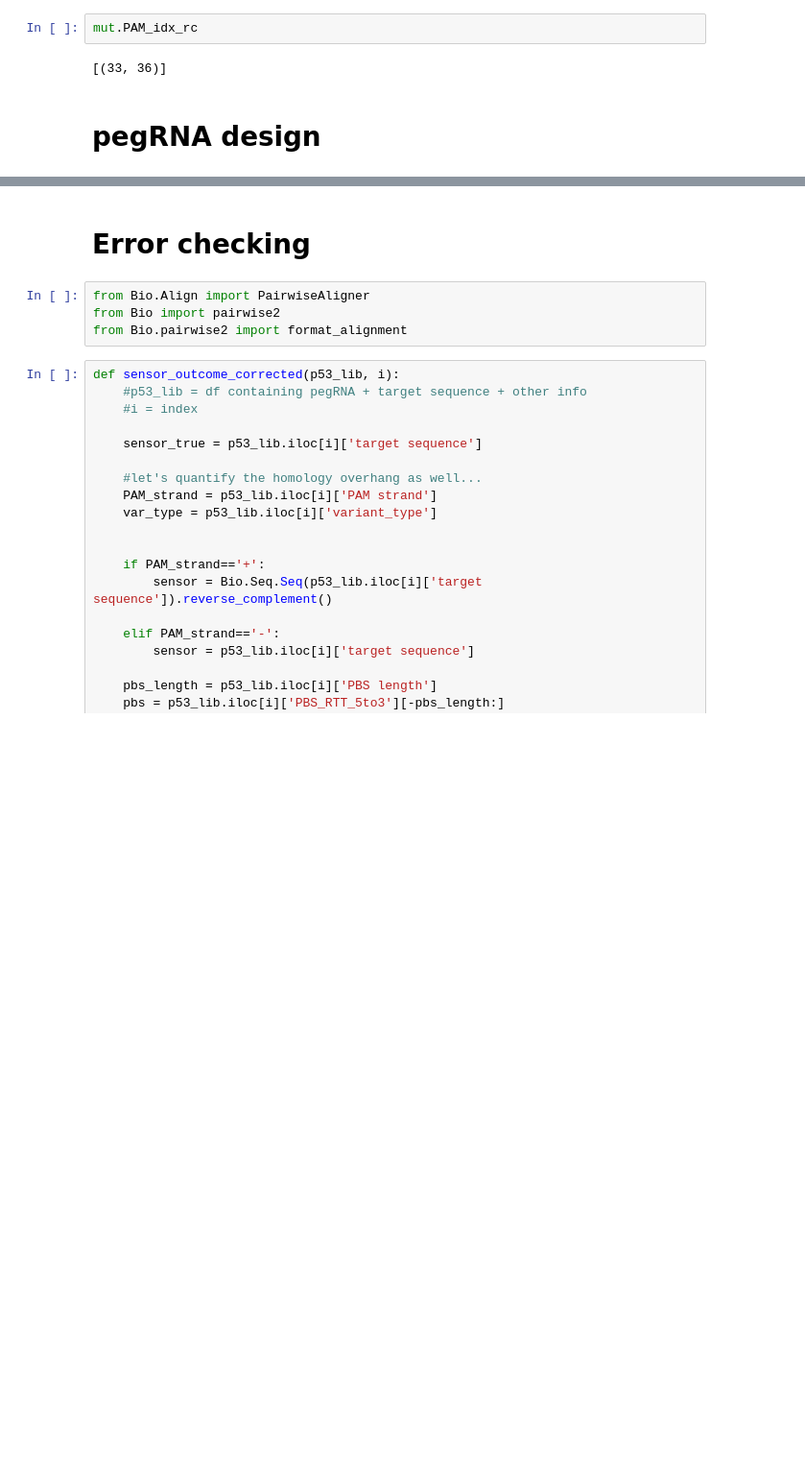
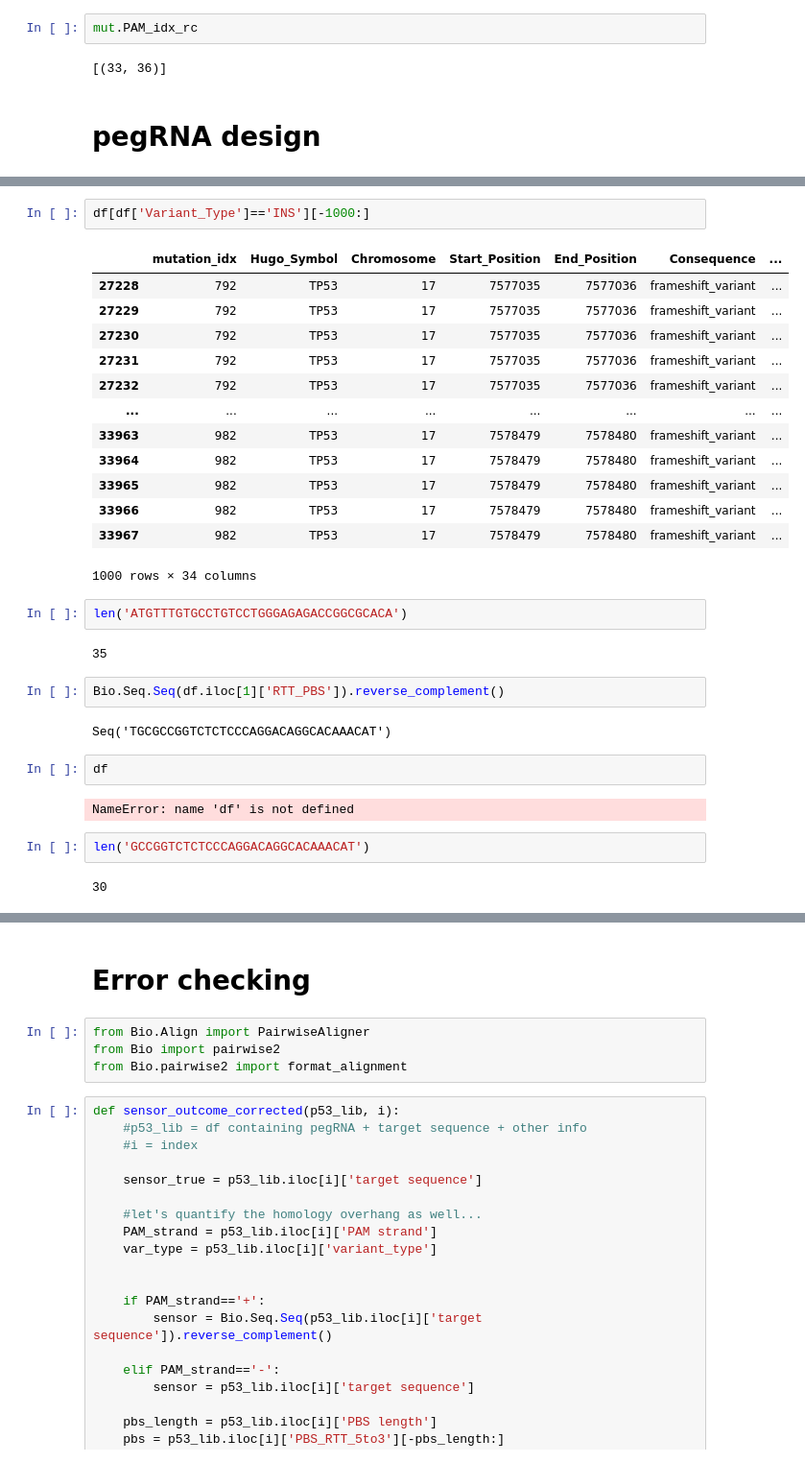
Before and after one commit to samgould2/PEGG2.0, a Jupyter notebook: PEGG2_REAL.ipynb, the cells around one changed output, grey strips where cells are left out. Shown at 96% size. Drawn from its saved outputs; the diff is of its cells as text; blank space fills up the shorter version.

```diff
--- a/PEGG2_REAL.ipynb
+++ b/PEGG2_REAL.ipynb
@@ -782,0 +1149,32 @@ TGG
+# %%
+df[df['Variant_Type']=='INS'][-1000:]
+# %% [output]
+|  | mutation_idx | Hugo_Symbol | Chromosome | Start_Position | End_Position | Consequence | ... |
+| 27228 | 792 | TP53 | 17 | 7577035 | 7577036 | frameshift_variant | ... |
+| 27229 | 792 | TP53 | 17 | 7577035 | 7577036 | frameshift_variant | ... |
+| 27230 | 792 | TP53 | 17 | 7577035 | 7577036 | frameshift_variant | ... |
+| 27231 | 792 | TP53 | 17 | 7577035 | 7577036 | frameshift_variant | ... |
+| 27232 | 792 | TP53 | 17 | 7577035 | 7577036 | frameshift_variant | ... |
+| ... | ... | ... | ... | ... | ... | ... | ... |
+| 33963 | 982 | TP53 | 17 | 7578479 | 7578480 | frameshift_variant | ... |
+| 33964 | 982 | TP53 | 17 | 7578479 | 7578480 | frameshift_variant | ... |
+| 33965 | 982 | TP53 | 17 | 7578479 | 7578480 | frameshift_variant | ... |
+| 33966 | 982 | TP53 | 17 | 7578479 | 7578480 | frameshift_variant | ... |
+| 33967 | 982 | TP53 | 17 | 7578479 | 7578480 | frameshift_variant | ... |
+1000 rows × 34 columns
+# %%
+len('ATGTTTGTGCCTGTCCTGGGAGAGACCGGCGCACA')
+# %% [output]
+35
+# %%
+Bio.Seq.Seq(df.iloc[1]['RTT_PBS']).reverse_complement()
+# %% [output]
+Seq('TGCGCCGGTCTCTCCCAGGACAGGCACAAACAT')
+# %%
+df
+# %% [output]
+NameError: name 'df' is not defined
+# %%
+len('GCCGGTCTCTCCCAGGACAGGCACAAACAT')
+# %% [output]
+30
```
Also changed, not shown: parts of 27 cells of this notebook, 5 other files.
